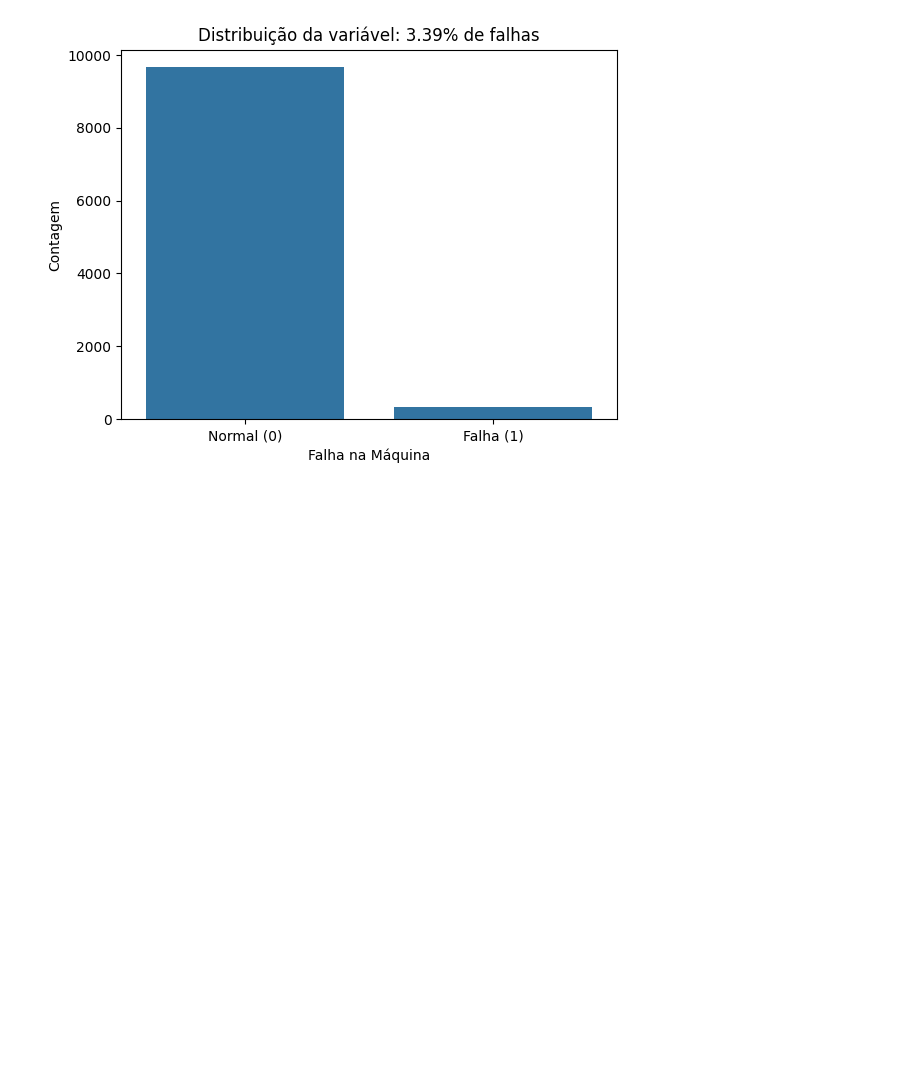
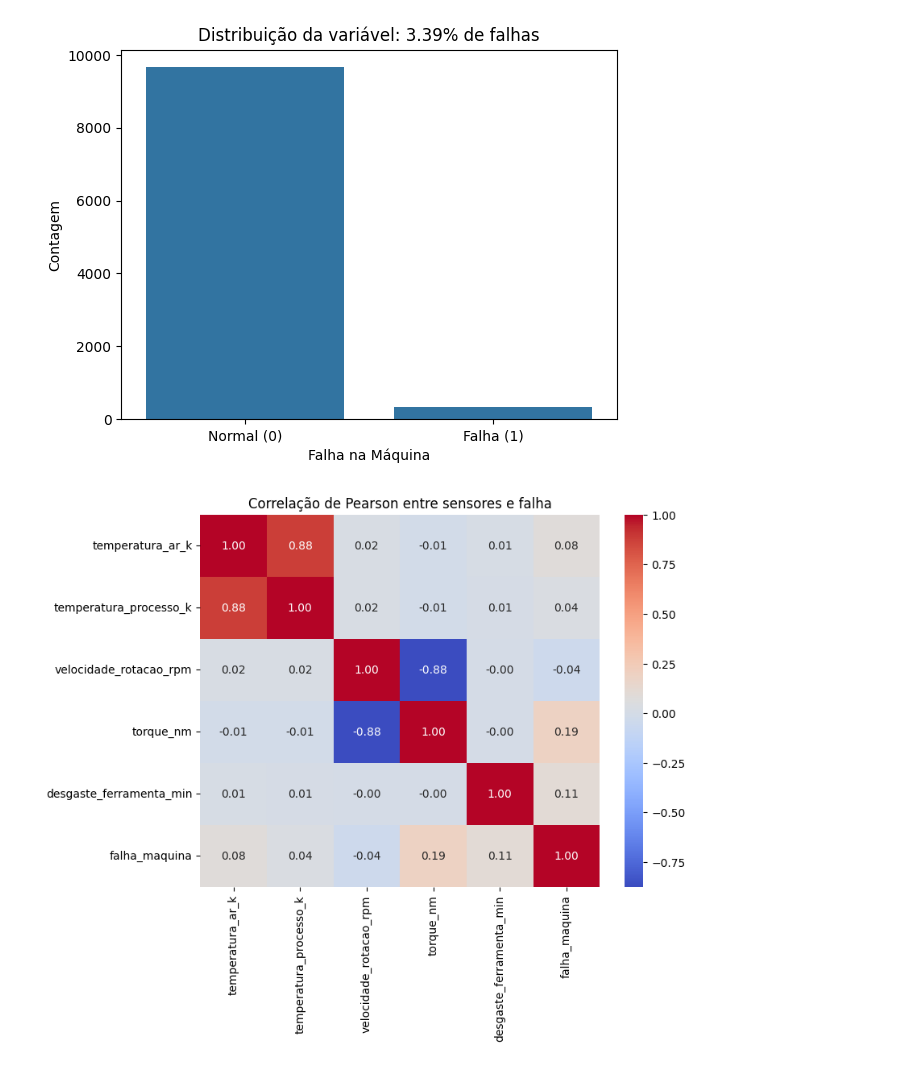
Before and after one commit to rafhaelcinelli/manutencao_preditiva, a Jupyter notebook: pipeline_preditivo.ipynb, the cells around one changed output. Drawn from its saved outputs; the diff is of its cells as text; code cells hidden in the pictures; blank space fills up the shorter version.

```diff
--- a/pipeline_preditivo.ipynb
+++ b/pipeline_preditivo.ipynb
@@ -103,3 +103,10 @@ plt.xticks([0, 1], ['Normal (0)', 'Falha (1)'])
 plt.show()
 # %% [output]
 [figure]
+# %%
+plt.figure(figsize=(8, 6))
+sns.heatmap(df[lista_sensores + ['falha_maquina']].corr(), annot=True, fmt='.2f', cmap='coolwarm')
+plt.title('Correlação de Pearson entre sensores e falha')
+plt.show()
+# %% [output]
+[figure, added]
```
